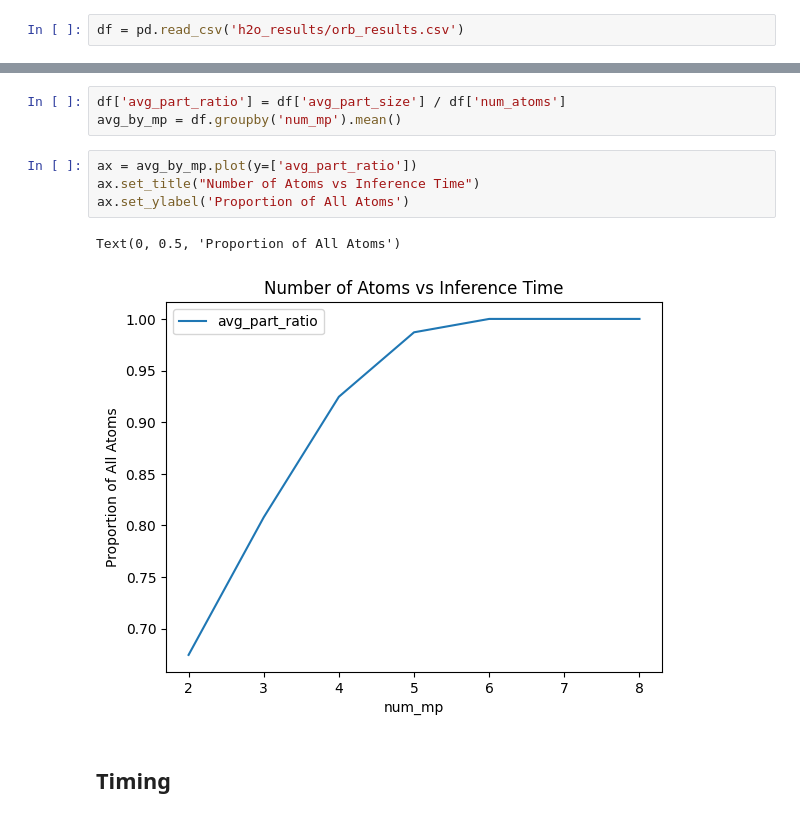
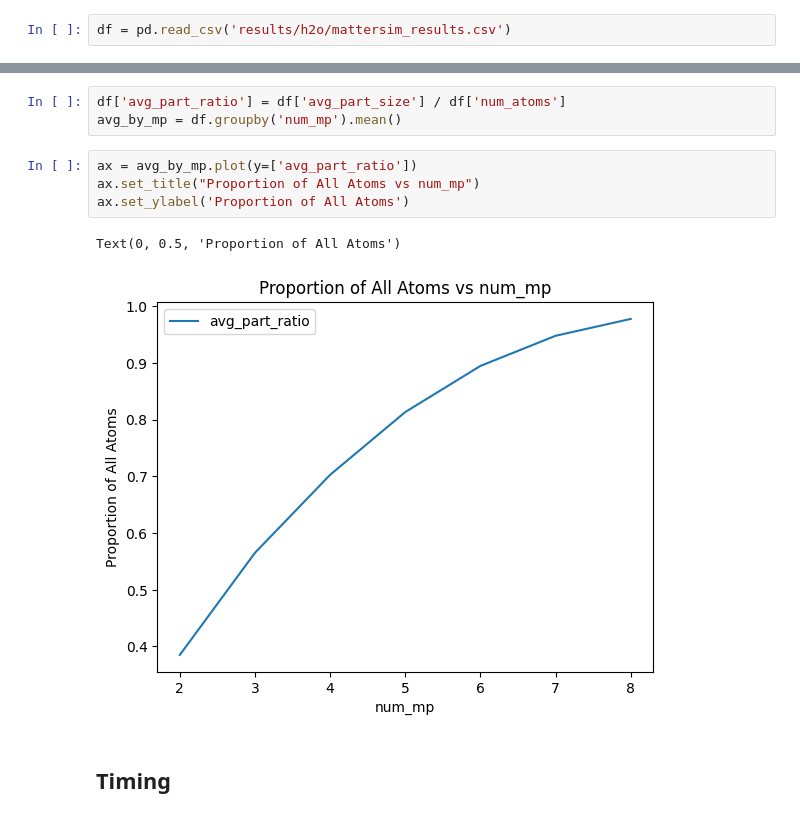
Before and after one commit to jaeheonshim/atomic-graph-partitioning, a Jupyter notebook: test_results.ipynb, the cells around one changed output, grey strips where cells are left out. Drawn from its saved outputs; the diff is of its cells as text.

```diff
--- a/test_results.ipynb
+++ b/test_results.ipynb
@@ -2,7 +2,7 @@
 import pandas as pd
 import matplotlib.pyplot as plt
 # %%
-df = pd.read_csv('h2o_results/orb_results.csv')
+df = pd.read_csv('results/h2o/mattersim_results.csv')
 # %%
 df
 # %% [output]
@@ -28,11 +26,11 @@ df['avg_part_ratio'] = df['avg_part_size'] / df['num_atoms']
 avg_by_mp = df.groupby('num_mp').mean()
 # %%
 ax = avg_by_mp.plot(y=['avg_part_ratio'])
-ax.set_title("Number of Atoms vs Inference Time")
+ax.set_title("Proportion of All Atoms vs num_mp")
 ax.set_ylabel('Proportion of All Atoms')
 # %% [output]
 Text(0, 0.5, 'Proportion of All Atoms')
-[figure, old version]
+[figure, new version]
 # %% [markdown]
 ## Timing
 # %%
```
Also changed, not shown: parts of 6 cells of this notebook, 3 other files.
